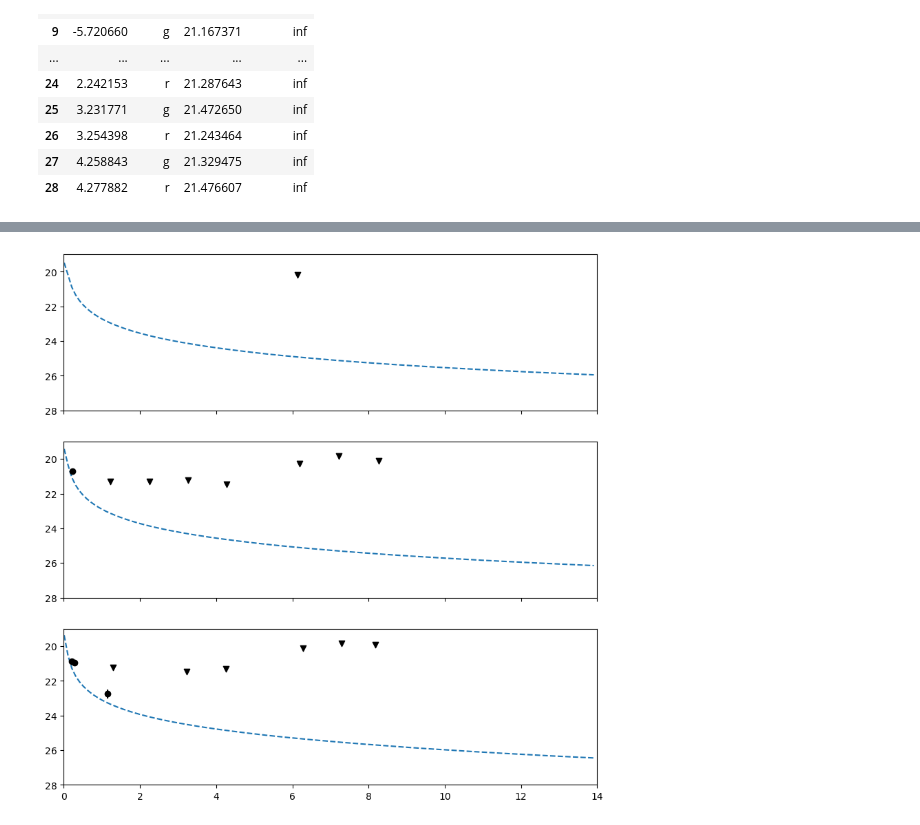
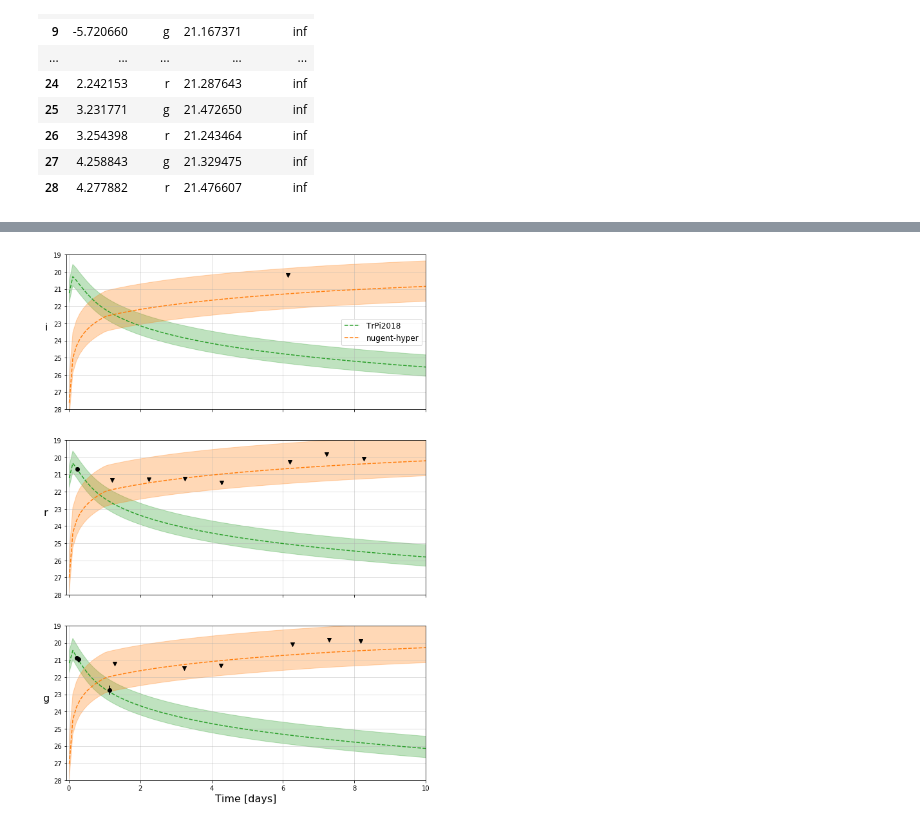
Before and after one commit to tylerbarna/nmma_fitter, a Jupyter notebook: abwysqyPlotting.ipynb, the cells around one changed output, grey strips where cells are left out. Saved outputs shown, nothing was run; the diff lists cells and outputs as text; code cells hidden in the pictures.

Commit message:
abwysqy plot

```diff
--- a/abwysqyPlotting.ipynb
+++ b/abwysqyPlotting.ipynb
@@ -69,6 +83,8 @@ grbResults['posterior']
 # %%
-sample_times = np.arange(0.01, 14, 0.1)
+
+sample_times = np.arange(.01, 14, 0.1)
 snModel = SupernovaLightCurveModel(sample_times=sample_times, model='nugent-hyper')
 grbModel = GRBLightCurveModel(sample_times=sample_times, model='TrPi2018')
+knModel = SimpleKilonovaLightCurveModel(sample_times=sample_times, model='Bu2019lm')
 # %%
 grb_df = pd.DataFrame(grbResults['posterior'])
@@ -193,38 +198,76 @@ grb16, grb50, grb84 = (grbModel.generate_lightcurve(sample_times=sample_times,pa
+# %%
+def luminosity(distance, mag):
+    """
+    Calculate the luminosity of a source given its distance and apparent magnitude.
+    Parameters
+    """
+    return mag + 5 * np.log10(distance * 1e6 /10.0)
+# %%
+
+# grb50 = grbModel.generate_lightcurve(sample_times=sample_times,parameters=grb_lc_params[0])
+# grb99 = grbModel.generate_lightcurve(sample_times=sample_times,parameters=grb_lc_params[1])
+# sn50 = snModel.generate_lightcurve(sample_times=sample_times,parameters=sn_lc_params[0])
+# sn99 = snModel.generate_lightcurve(sample_times=sample_times,parameters=sn_lc_params[1])
+grb_blc = grbModel.generate_lightcurve(sample_times=sample_times,parameters=grb_bf)
+sn_blc = snModel.generate_lightcurve(sample_times=sample_times,parameters=sn_bf)
+#kn_blc = knModel.generate_lightcurve(sample_times=sample_times,parameters=kn_bf)
 # %%
-fig, axs = plt.subplots(3,1,figsize=(10, 10),sharex=True, sharey=True)
+
+fig, axs = plt.subplots(3,1,figsize=(10, 15),sharex=True, sharey=True, facecolor='w')
 filters = ['i', 'r', 'g']
 
 for i, filter in enumerate(filters):
+    grb_dist = grb_bf["luminosity_distance"]
+
     ax = axs[i]
+    ax.set_ylabel(f'{filter}',rotation=0, labelpad=12, fontsize=16)
     #grb_lc_lower = grb16[1][filter] +5 * np.log10(grb_lc_params[0]["luminosity_distance"] * 1e6 / 10.0)
-    grb_lc_mid = grb50[1][filter] +5 * np.log10(grb_lc_params[1]["luminosity_distance"] * 1e6 / 10.0)
+    grb_lcc = luminosity(grb_dist, grb_blc[1][filter])
+    grb_lcc_lower = luminosity(grb_dist+grb_var, grb_blc[1][filter])
+    grb_lcc_upper = luminosity(grb_dist-grb_var, grb_blc[1][filter])
+    ax.fill_between(sample_times, grb_lcc_lower, grb_lcc_upper, color='C2', alpha=0.3)
+    # grb_lc_mid = grb50[1][filter] +5 * np.log10(grb_lc_params[1]["luminosity_distance"] * 1e6 / 10.0)
+    # sn_lc_mid = sn50[1][filter] +5 * np.log10(sn_lc_params[1]["luminosity_distance"] * 1e6 / 10.0)
     #grb_lc_upper = grb84[1][filter] +5 * np.log10(grb_lc_params[2]["luminosity_distance"] * 1e6 / 10.0)
     # ax.fill_between(sample_times, grb16[1][filter], grb84[1][filter], color='C0', alpha=0.5)
     # ax.plot(sample_times, grb50[1][filter], color='C0')
     #ax.fill_between(sample_times, grb_lc_lower, grb_lc_upper, color='C0', alpha=0.5)
-    ax.plot(sample_times, grb_lc_mid, color='C0', linestyle='--')
+    ax.plot(sample_times, grb_lcc, color='C2', linestyle='--', label='TrPi2018')# \n(kilonova)')
+
+    ##supernova model
+    sn_dist = sn_bf["luminosity_distance"]
+    sn_lcc = luminosity(sn_dist, sn_blc[1][filter])
+    sn_lcc_lower = luminosity(sn_dist+sn_var, sn_blc[1][filter])
+    sn_lcc_upper = luminosity(sn_dist-sn_var, sn_blc[1][filter])
+    ax.fill_between(sample_times, sn_lcc_lower, sn_lcc_upper, color='C1', alpha=0.3)
+    ax.plot(sample_times, sn_lcc, color='C1', linestyle='--', label='nugent-hyper')# \n(supernova)')
 
     try:
         detections = df[(df['filter'] == filter) & (df['mag_unc'] != np.inf)]
     except:
         detections = None
     try:
         non_detections = df[(df['filter'] == filter) & (df['mag_unc'] == np.inf)]
     except:
         non_detections = None
     #non_detections = df[(df['filter'] == filter) & (df['mag_unc'] is np.inf)]
     #display(detections)
 
     try:
         ax.errorbar(detections['t'], detections['mag'], yerr=detections['mag_unc'], fmt='o', color='k')
     except:
         None
     try:
-        ax.scatter(non_detections['t'], non_detections['mag'], marker='v', color='k')
+        ax.scatter(non_detections['t'], non_detections['mag'], marker='v', color='k',zorder=10)
     except:
         None
     ax.invert_yaxis()
     ax.set_ylim(28, 19)
-    ax.set_xlim(0,14)
+    ax.set_xlim(-0.07,10)
+    axs[0].legend(loc='center right', fontsize=12)
+    ax.grid(alpha=0.5)
+    axs[2].set_xlabel('Time [days]', fontsize=16)
+
+#plt.savefig('outdir/ZTF20abwysqyModels.png', dpi=300, bbox_inches='tight')
 # %% [output]
-[figure, old version]
+[figure, new version]
```
Also changed, not shown: parts of 9 cells of this notebook, 1 other file.
